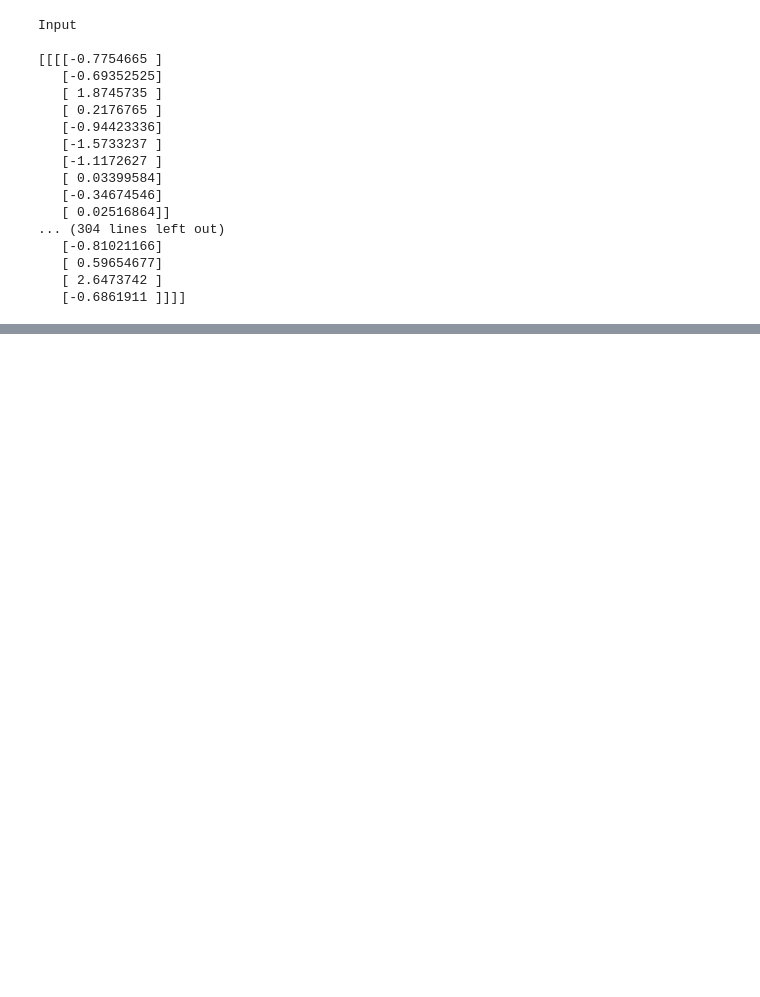
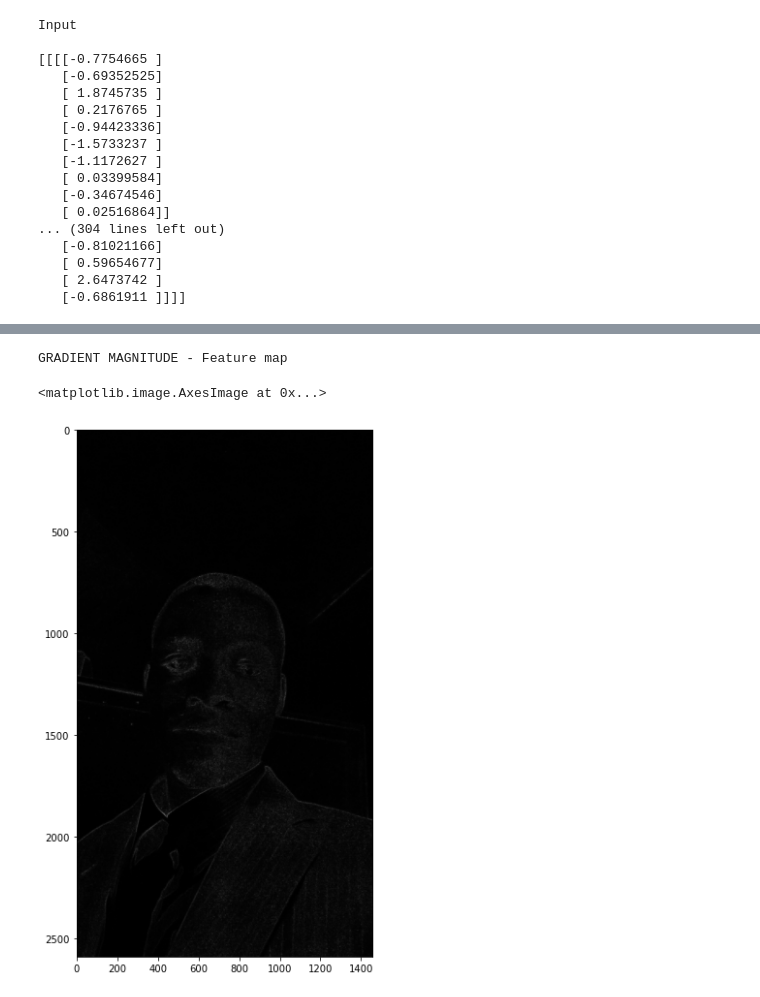
Before and after one commit to muwongelawrence-tech/Fuel-consumption-in-canada, a Jupyter notebook: Fuel consumption in Canada.ipynb, the cells around one changed output, grey strips where cells are left out. Cells and saved outputs as stored; diff of their text form; code cells hidden in the pictures; blank space fills up the shorter version.

```diff
--- a/Fuel consumption in Canada.ipynb
+++ b/Fuel consumption in Canada.ipynb
@@ -235,0 +234,18 @@ After conversion to numerical representation:
+# %%
+# Now, we will experiment using an edge detector kernel.
+kernel = np.array([[ 0, 1, 0],
+                   [ 1,-4, 1],
+                   [ 0, 1, 0],])
+
+grad = signal.convolve2d(arr, kernel, mode='same', boundary='symm')
+
+%matplotlib inline
+
+print('GRADIENT MAGNITUDE - Feature map')
+
+fig, aux = plt.subplots(figsize=(10, 10))
+aux.imshow(np.absolute(grad), cmap='gray')
+# %% [output]
+GRADIENT MAGNITUDE - Feature map
+<matplotlib.image.AxesImage at 0x...>
+[figure, added]
```
Also changed, not shown: parts of 1 cell of this notebook.
